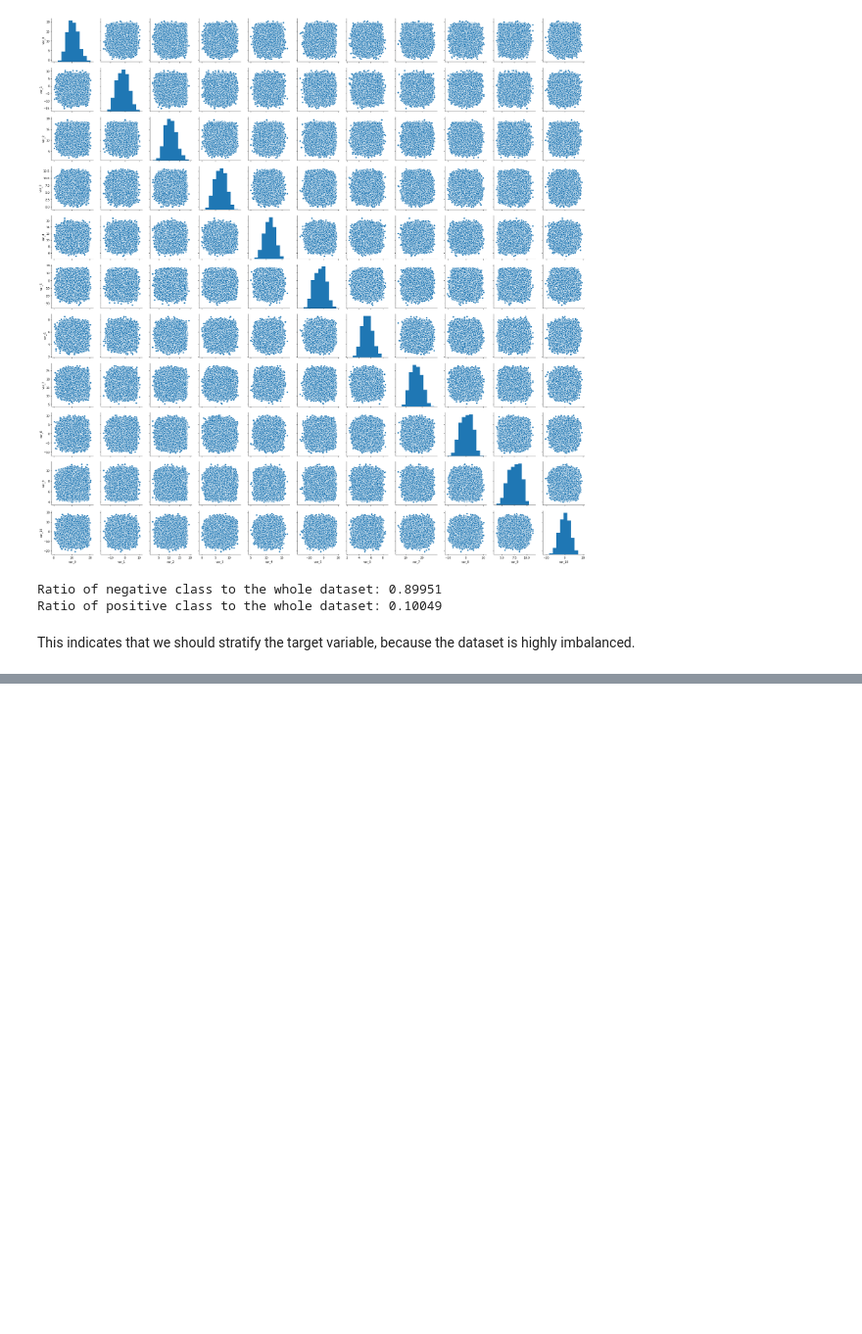
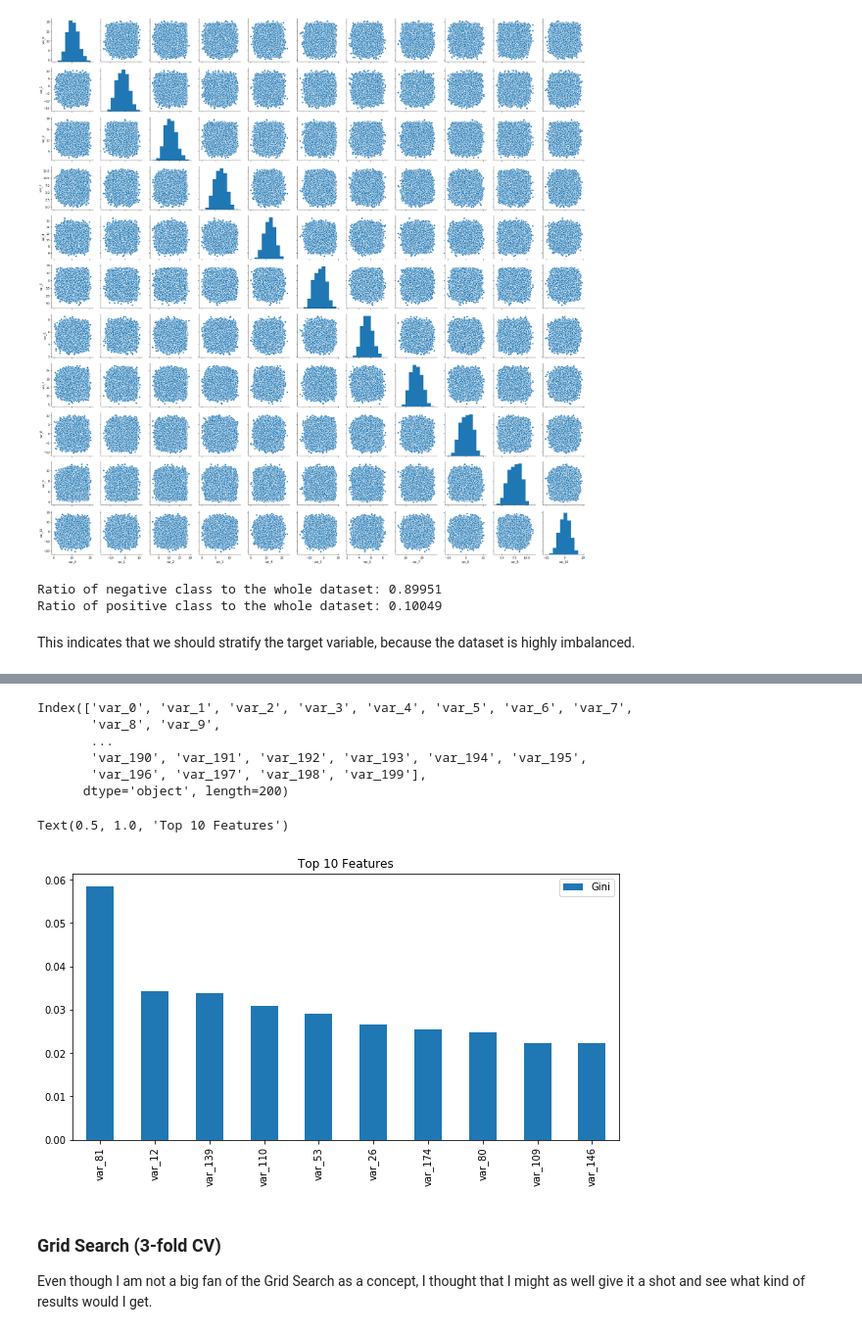
Before and after one commit to JanuszPXYZ/Santander-Customer-Prediction, a Jupyter notebook: EDA + Modeling.ipynb, the cells around one changed output, grey strips where cells are left out. Shown at 98% size. Cells and saved outputs as stored; diff of their text form; code cells hidden in the pictures; blank space fills up the shorter version.

```diff
--- a/EDA + Modeling.ipynb
+++ b/EDA + Modeling.ipynb
@@ -223,0 +292,30 @@ array([0.54534457, 0.52309787, 0.28711803, ..., 0.44942691, 0.51366006,
+# %%
+feature_names
+# %% [output]
+Index(['var_0', 'var_1', 'var_2', 'var_3', 'var_4', 'var_5', 'var_6', 'var_7',
+       'var_8', 'var_9',
+       ...
+       'var_190', 'var_191', 'var_192', 'var_193', 'var_194', 'var_195',
+       'var_196', 'var_197', 'var_198', 'var_199'],
+      dtype='object', length=200)
+# %%
+feats = {}
+
+for feature, importance in zip(feature_names,
+                               forest_clf.feature_importances_):
+    feats[feature] = importance
+# %%
+feature_importances = pd.DataFrame.from_dict(feats, orient = 'index').\
+rename(columns={0: 'Gini'})
+# %%
+top10 = feature_importances.sort_values(by = 'Gini', ascending=False)[:10] # Let's select top10 features
+# %%
+top10.plot(kind = 'bar', figsize = (10, 5))
+plt.title('Top 10 Features')
+# %% [output]
+Text(0.5, 1.0, 'Top 10 Features')
+[figure, added]
+# %% [markdown]
+### Grid Search (3-fold CV)
+
+Even though I am not a big fan of the Grid Search as a concept, I thought that I might as well give it a shot and see what kind of results would I get.
```
Also changed, not shown: parts of 45 cells of this notebook.
